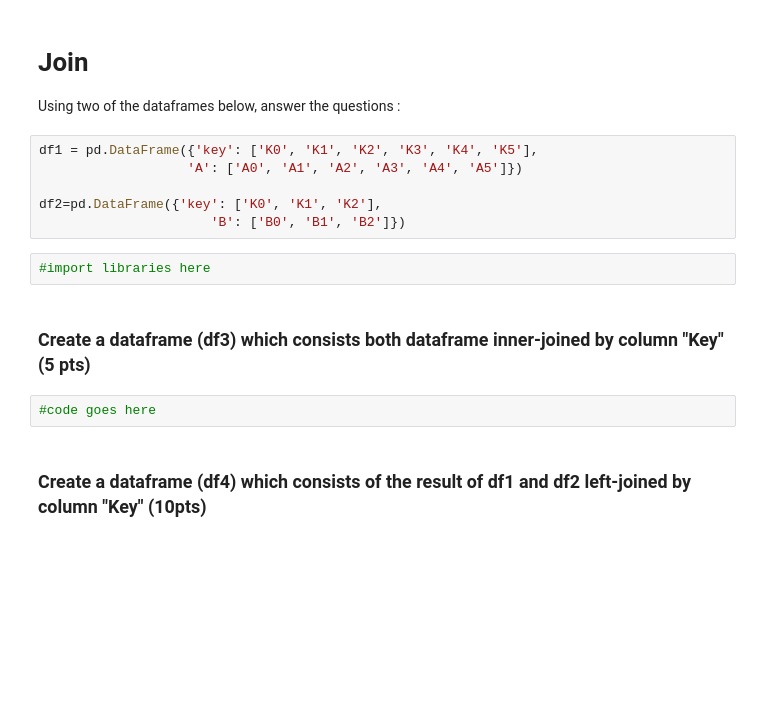
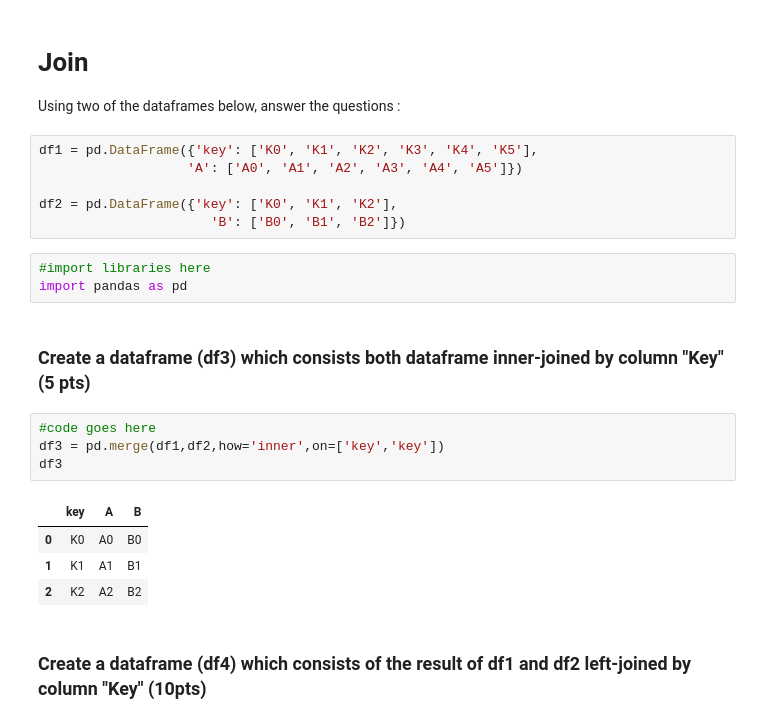
Before and after one commit to muh-hilmi/Tugas3_BD2, a Jupyter notebook: Tugas_Pandas.ipynb, the cells around one changed output. Drawn from its saved outputs; the diff is of its cells as text; blank space fills up the shorter version.

Commit message:
Cateogrical data encoding dan nomor 1 tugas pandas

```diff
--- a/Tugas_Pandas.ipynb
+++ b/Tugas_Pandas.ipynb
@@ -8,14 +8,22 @@ Using two of the dataframes below, answer the questions :
 df1 = pd.DataFrame({'key': ['K0', 'K1', 'K2', 'K3', 'K4', 'K5'],
                    'A': ['A0', 'A1', 'A2', 'A3', 'A4', 'A5']})
 
-df2=pd.DataFrame({'key': ['K0', 'K1', 'K2'],
+df2 = pd.DataFrame({'key': ['K0', 'K1', 'K2'],
                       'B': ['B0', 'B1', 'B2']})
 # %%
 #import libraries here
+import pandas as pd
 # %% [markdown]
 ### Create a dataframe (df3) which consists both dataframe inner-joined by column "Key" (5 pts)
 # %%
 #code goes here
+df3 = pd.merge(df1,df2,how='inner',on=['key','key'])
+df3
+# %% [output]
+|  | key | A | B |
+| 0 | K0 | A0 | B0 |
+| 1 | K1 | A1 | B1 |
+| 2 | K2 | A2 | B2 |
 # %% [markdown]
 ### Create a dataframe (df4) which consists of the result of df1 and df2 left-joined by column "Key" (10pts)
 # %%
```
Also changed, not shown: parts of 4 cells of this notebook, 1 other file.
